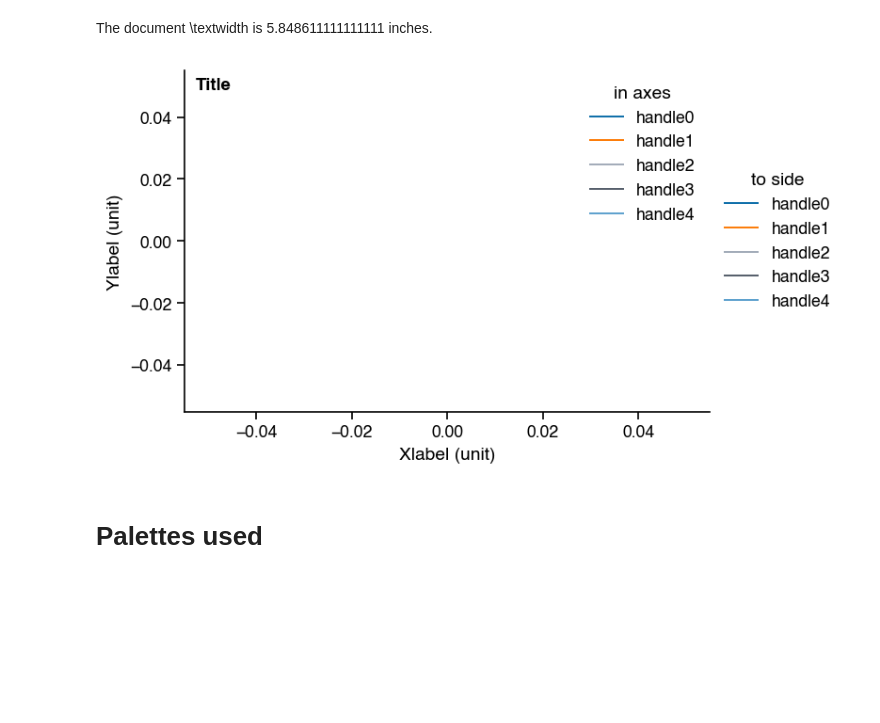
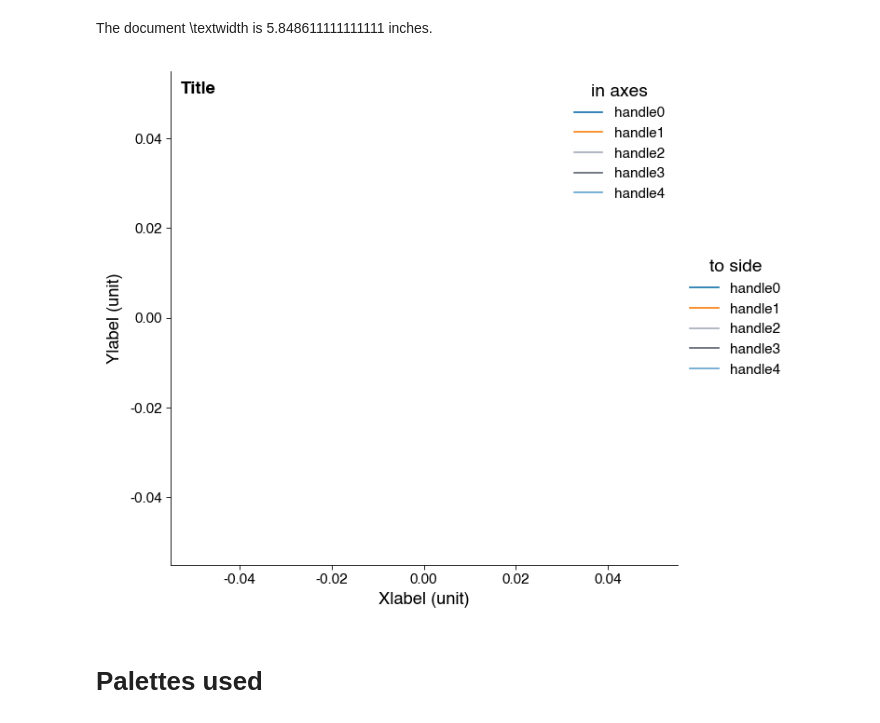
Before and after one commit to njleach/Thesis, a Jupyter notebook: ancil/Thesis-styleguide.ipynb, the cells around one changed output. Saved outputs shown, nothing was run; the diff lists cells and outputs as text; code cells hidden in the pictures; blank space fills up the shorter version.

Commit message:
update styleguide

```diff
--- a/ancil/Thesis-styleguide.ipynb
+++ b/ancil/Thesis-styleguide.ipynb
@@ -12,33 +12,9 @@ from moarpalettes import get_palette
 from IPython.core.display import HTML
 # %% [markdown]
 ## matplotlib rcParams
-# %%
-## Matplotlib rcparams setup:
-
-matplotlib.rcParams['font.family']='Helvetica'
-matplotlib.rcParams['font.size']=11
-# matplotlib.rcParams['font.weight']=400
-
-matplotlib.rcParams['image.cmap']='cmo.ice'
-
-matplotlib.rcParams['axes.prop_cycle']=matplotlib.cycler('color',list(get_palette.color_blind().to_sn_palette()))
-matplotlib.rcParams['axes.formatter.limits']=-3,3
-# matplotlib.rcParams['axes.labelweight']=300
-
-matplotlib.rcParams['legend.frameon']=False
-
-matplotlib.rcParams['boxplot.whiskers']=(5,95)
-matplotlib.rcParams['boxplot.showfliers']=False
-matplotlib.rcParams['boxplot.medianprops.color']='black'
-
-plt.rcParams['hatch.color']='k'
-plt.rcParams['hatch.linewidth']=0.5
-
-matplotlib.rcParams['errorbar.capsize']=5
-
-matplotlib.rcParams['hist.bins']='auto'
-
-plt.rcParams['pdf.fonttype'] = 42
+# %%
+## Matplotlib rcparams setup:
+plt.style.use('figure-style.mplstyle')
 # %% [markdown]
 # Fonts
 # %% [markdown]
@@ -54,28 +30,28 @@ The document \textwidth is 5.848611111111111 inches.
 # %%
 fig,ax = plt.subplots()
 
 # title
 ax.text(0.02,0.98,'Title',transform=ax.transAxes,va='top',ha='left',fontweight='bold')
 
 # axes labels
 ax.set_xlabel('Xlabel (unit)')
 ax.set_ylabel('Ylabel (unit)')
 
 # legend
 for i in range(5):
     plt.plot([],[],label='handle{i}'.format(i=str(i)))
 
 ## if multi-panel or no space in plot
-l1 = plt.legend(frameon=False,loc='center left',bbox_to_anchor=(1,0.5),title='to side')
+l1 = plt.legend(frameon=False,loc='center left',bbox_to_anchor=(1,0.5),title='to side',fontsize='small')
 ax.add_artist(l1)
 ## else
-plt.legend(frameon=False,title='in axes')
+plt.legend(frameon=False,title='in axes',fontsize='small')
 
 sn.despine()
 fig.patch.set_facecolor((1,1,1))
 fig.dpi=120
 # %% [output]
-[figure, old version]
+[figure, new version]
 # %% [markdown]
 # Palettes used
 # %% [markdown]
```
Also changed, not shown: parts of 2 cells of this notebook, 2 other files.
